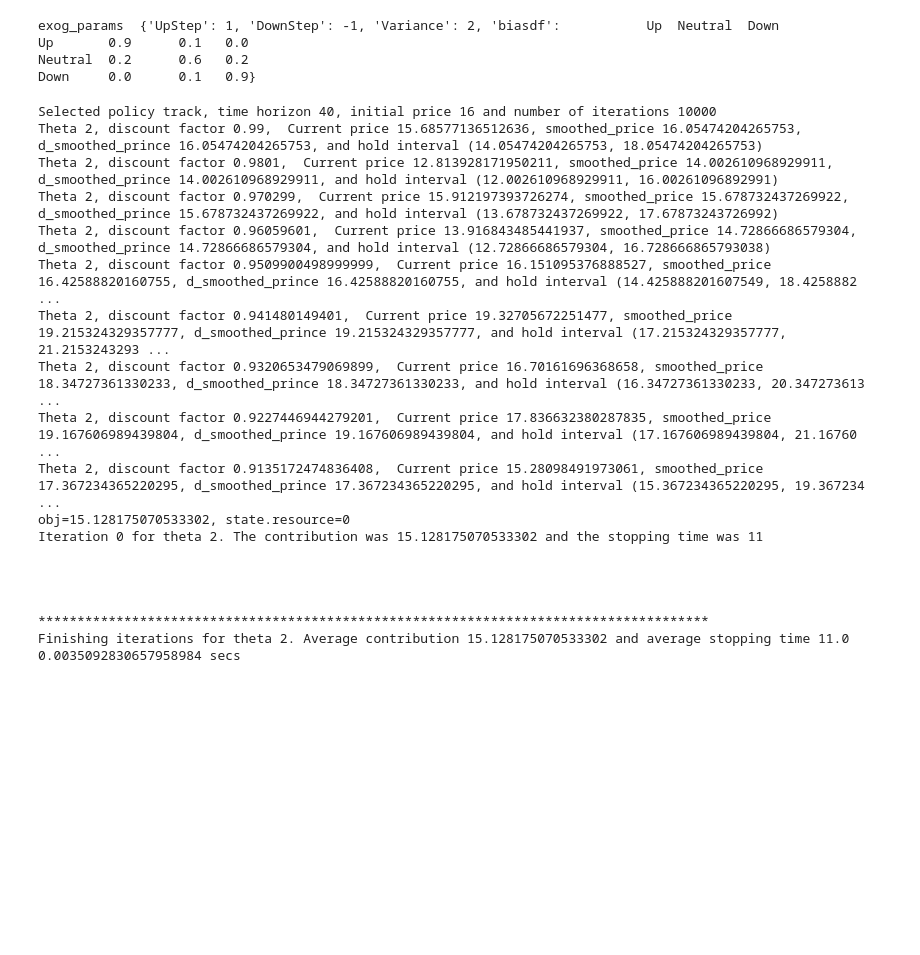
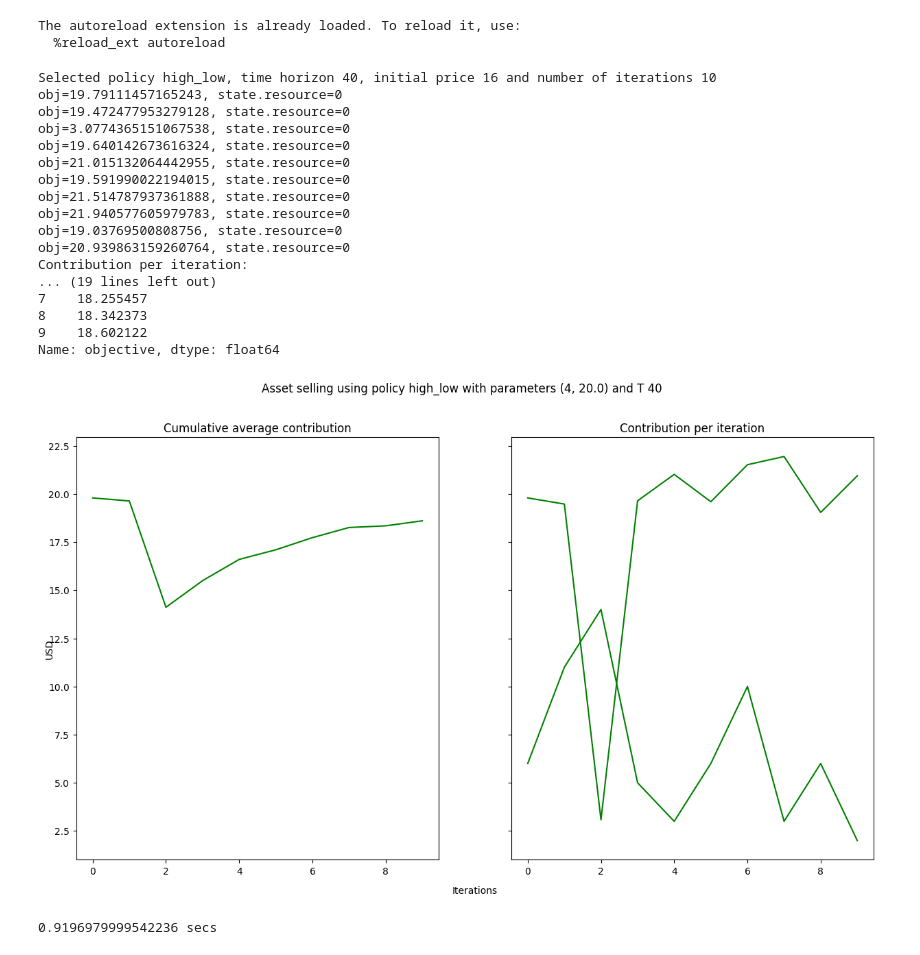
Before and after one commit to rmateus/stochastic-optimization, a Jupyter notebook: AssetSelling/AssetSellingDriverScript.ipynb, the cells around one changed output. Saved outputs shown, nothing was run; the diff lists cells and outputs as text; code cells hidden in the pictures; blank space fills up the shorter version.

```diff
--- a/AssetSelling/AssetSellingDriverScript.ipynb
+++ b/AssetSelling/AssetSellingDriverScript.ipynb
@@ -2,6 +2,8 @@
 """
 Asset selling driver script
 """
+%load_ext autoreload
+%autoreload 2
 
 from collections import namedtuple
 import pandas as pd
@@ -43,38 +45,30 @@ nIterations = sheet3["Iterations"][0]
 printStep = sheet3["PrintStep"][0]
 printIterations = [0]
 printIterations.extend(list(reversed(range(nIterations - 1, 0, -printStep))))
-
-print("exog_params ", exog_params)
 # %% [output]
-exog_params  {'UpStep': 1, 'DownStep': -1, 'Variance': 2, 'biasdf':           Up  Neutral  Down
-Up       0.9      0.1   0.0
-Neutral  0.2      0.6   0.2
-Down     0.0      0.1   0.9}
+The autoreload extension is already loaded. To reload it, use:
+  %reload_ext autoreload
 # %%
 # initialize the model and the policy
 policy_names = ["sell_low", "high_low", "track"]
-state_names = ["price", "resource", "bias", "prev_price", "prev_price2"]
+state_names = ["price", "price_smoothed", "resource", "bias"]
 init_state = {
     "price": initPrice,
+    "price_smoothed": initPrice,
     "resource": 1,
     "bias": initBias,
-    "prev_price": initPrice,
-    "prev_price2": initPrice,
 }
 decision_names = ["sell", "hold"]
-
 
 M = AssetSellingModel(state_names, decision_names, init_state, exog_params, T, gamma)
 P = AssetSellingPolicy(M, policy_names)
 t = 0
-prev_price = init_state["price"]
-
 
 # make a policy_info dict object
 policy_info = {
     "sell_low": param_list[0],
     "high_low": param_list[1],
-    "track": param_list[2] + (prev_price, prev_price),
+    "track": param_list[2],
 }
 
 start = time.time()
@@ -84,16 +78,16 @@ print(
     )
 )
 
-if not policy_selected in ["full_grid", "track"]:
+if policy_selected in ["sell_low", "high_low"]:
     contribution_iterations = [
-        P.run_policy(param_list, policy_info, policy_selected, t)
-        for ite in list(range(nIterations))
+        P.run_policy(policy_info, policy_selected, t)
+        for ite in range(nIterations)
     ]
-    contribution_iterations = pd.Series(contribution_iterations)
+    contribution_iterations = pd.DataFrame(contribution_iterations, columns=["objective", "stopping time"])
 
     print("Contribution per iteration: ")
     print(contribution_iterations)
-    cum_avg_contrib = contribution_iterations.expanding().mean()
+    cum_avg_contrib = contribution_iterations["objective"].expanding().mean()
 
     print("Cumulative average contribution per iteration: ")
     print(cum_avg_contrib)
@@ -128,13 +122,11 @@ elif policy_selected == "track":
     policy_info["track"] = (
         theta,
         None,
-        policy_info["track"][2],
-        policy_info["track"][3],
     )
     res = []
     t_stop_arr = []
-    for k in range(1):
-        contrib, t_stop = P.run_policy(param_list, policy_info, policy_selected, t)
+    for k in range(nIterations):
+        contrib, t_stop = P.run_policy(policy_info, policy_selected, t)
         res.append(contrib)
         t_stop_arr.append(t_stop)
         print(
@@ -142,7 +134,6 @@ elif policy_selected == "track":
                 k, theta, contrib, t_stop
             )
         )
-        print("\n")
     avg_contrib = np.array(res).mean()
     avg_t_stop = np.array(t_stop_arr).mean()
     print("\n")
@@ -163,52 +154,50 @@ else:
         sheet2["high_min"],
         sheet2["high_max"],
         sheet2["increment_size"],
     )
     # use those theta values to calculate corresponding contribution values
 
     contribution_iterations = [
-        P.vary_theta(
-            param_list, policy_info, "high_low", t, grid_search_theta_values[0]
-        )
+        P.vary_theta(policy_info, "high_low", t, grid_search_theta_values[0])
         for ite in list(range(nIterations))
     ]
 
     contribution_iterations_arr = np.array(contribution_iterations)
     cum_sum_contrib = contribution_iterations_arr.cumsum(axis=0)
     nElem = np.arange(1, cum_sum_contrib.shape[0] + 1).reshape(
         (cum_sum_contrib.shape[0], 1)
     )
     cum_avg_contrib = cum_sum_contrib / nElem
     print("cum_avg_contrib")
     print(cum_avg_contrib)
 
     # plot those contribution values on a heat map
     P.plot_heat_map_many(
         cum_avg_contrib,
         grid_search_theta_values[1],
         grid_search_theta_values[2],
         printIterations,
     )
 
 end = time.time()
 print("{} secs".format(end - start))
 # %% [output]
-Selected policy track, time horizon 40, initial price 16 and number of iterations 10000
-Theta 2, discount factor 0.99,  Current price 15.68577136512636, smoothed_price 16.05474204265753, d_smoothed_prince 16.05474204265753, and hold interval (14.05474204265753, 18.05474204265753)
-Theta 2, discount factor 0.9801,  Current price 12.813928171950211, smoothed_price 14.002610968929911, d_smoothed_prince 14.002610968929911, and hold interval (12.002610968929911, 16.00261096892991)
-Theta 2, discount factor 0.970299,  Current price 15.912197393726274, smoothed_price 15.678732437269922, d_smoothed_prince 15.678732437269922, and hold interval (13.678732437269922, 17.67873243726992)
-Theta 2, discount factor 0.96059601,  Current price 13.916843485441937, smoothed_price 14.72866686579304, d_smoothed_prince 14.72866686579304, and hold interval (12.72866686579304, 16.728666865793038)
-Theta 2, discount factor 0.9509900498999999,  Current price 16.151095376888527, smoothed_price 16.42588820160755, d_smoothed_prince 16.42588820160755, and hold interval (14.425888201607549, 18.4258882 ...
-Theta 2, discount factor 0.941480149401,  Current price 19.32705672251477, smoothed_price 19.215324329357777, d_smoothed_prince 19.215324329357777, and hold interval (17.215324329357777, 21.2153243293 ...
-Theta 2, discount factor 0.9320653479069899,  Current price 16.70161696368658, smoothed_price 18.34727361330233, d_smoothed_prince 18.34727361330233, and hold interval (16.34727361330233, 20.347273613 ...
-Theta 2, discount factor 0.9227446944279201,  Current price 17.836632380287835, smoothed_price 19.167606989439804, d_smoothed_prince 19.167606989439804, and hold interval (17.167606989439804, 21.16760 ...
-Theta 2, discount factor 0.9135172474836408,  Current price 15.28098491973061, smoothed_price 17.367234365220295, d_smoothed_prince 17.367234365220295, and hold interval (15.367234365220295, 19.367234 ...
-obj=15.128175070533302, state.resource=0
-Iteration 0 for theta 2. The contribution was 15.128175070533302 and the stopping time was 11
-
-
-
-
-**************************************************************************************
-Finishing iterations for theta 2. Average contribution 15.128175070533302 and average stopping time 11.0
-0.0035092830657958984 secs
+Selected policy high_low, time horizon 40, initial price 16 and number of iterations 10
+obj=19.79111457165243, state.resource=0
+obj=19.472477953279128, state.resource=0
+obj=3.0774365151067538, state.resource=0
+obj=19.640142673616324, state.resource=0
+obj=21.015132064442955, state.resource=0
+obj=19.591990022194015, state.resource=0
+obj=21.514787937361888, state.resource=0
+obj=21.940577605979783, state.resource=0
+obj=19.03769500808756, state.resource=0
+obj=20.939863159260764, state.resource=0
+Contribution per iteration:
+... (19 lines left out)
+7    18.255457
+8    18.342373
+9    18.602122
+Name: objective, dtype: float64
+[figure, added]
+0.9196979999542236 secs
```
Also changed, not shown: parts of 1 cell of this notebook, 10 other files.
